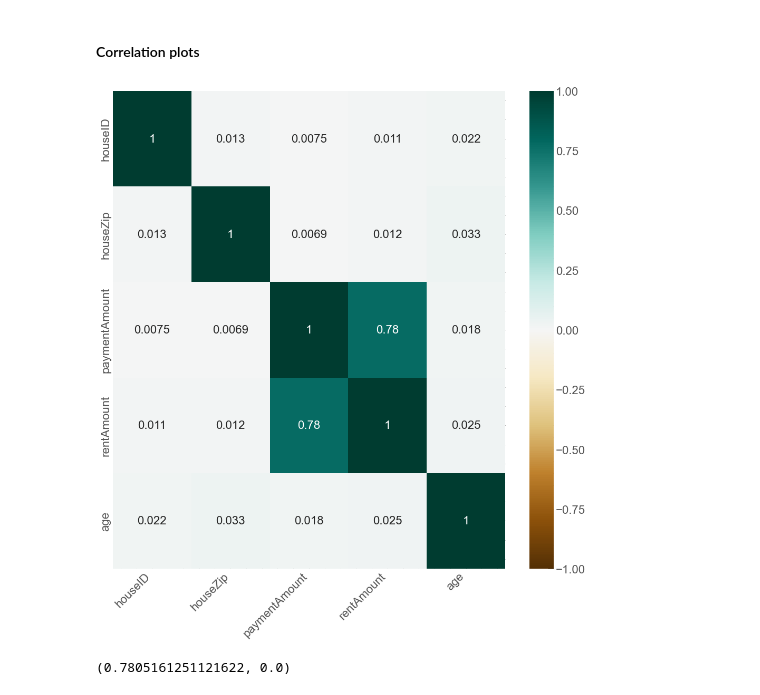
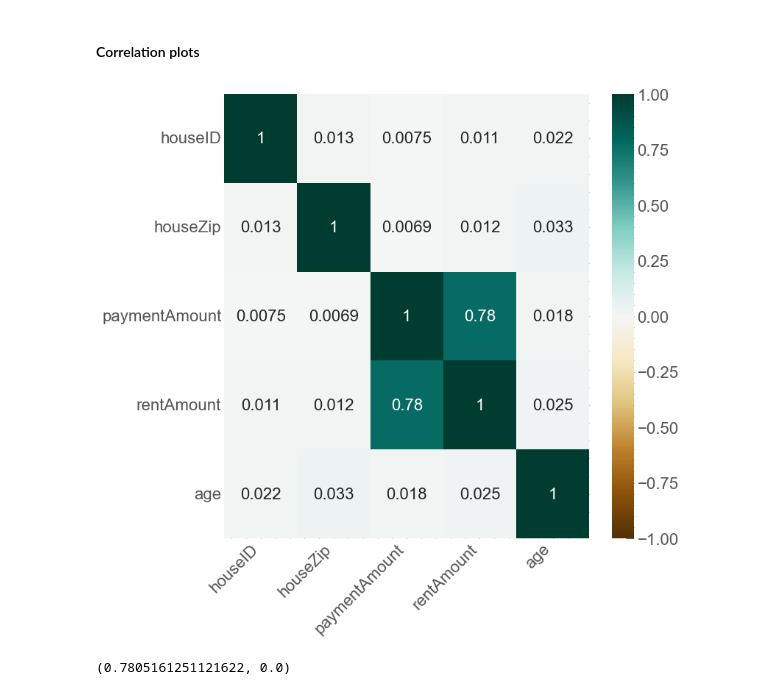
Before and after one commit to pandeysudip/Rental, a Jupyter notebook: 2.Data_Visulization.ipynb, the cells around one changed output. Saved outputs shown, nothing was run; the diff lists cells and outputs as text; code cells hidden in the pictures.

```diff
--- a/2.Data_Visulization.ipynb
+++ b/2.Data_Visulization.ipynb
@@ -340,13 +342,14 @@ corr.style.background_gradient(cmap='coolwarm')
 #### Correlation plots
 # %%
 #Plotting using seaborn heatmap
-fig, ax=plt.subplots(figsize=(15,15))
+fig, ax=plt.subplots(figsize=(10,10))
 sns.heatmap(corr,vmin=-1, vmax=1, ax=ax, cmap='BrBG',annot=True)
 ax.set_xticklabels(ax.get_xticklabels(),rotation=45,
                        horizontalalignment='right')
+#plt.savefig('static/Images/plot7',bbox_inches="tight")
 plt.show()
 # %% [output]
-[figure, old version]
+[figure, new version]
 # %%
 # Calculating corrlelation using scipy stats
 #Pearson Corrlelation coefficient
```
Also changed, not shown: parts of 10 cells of this notebook, 19 other files.
